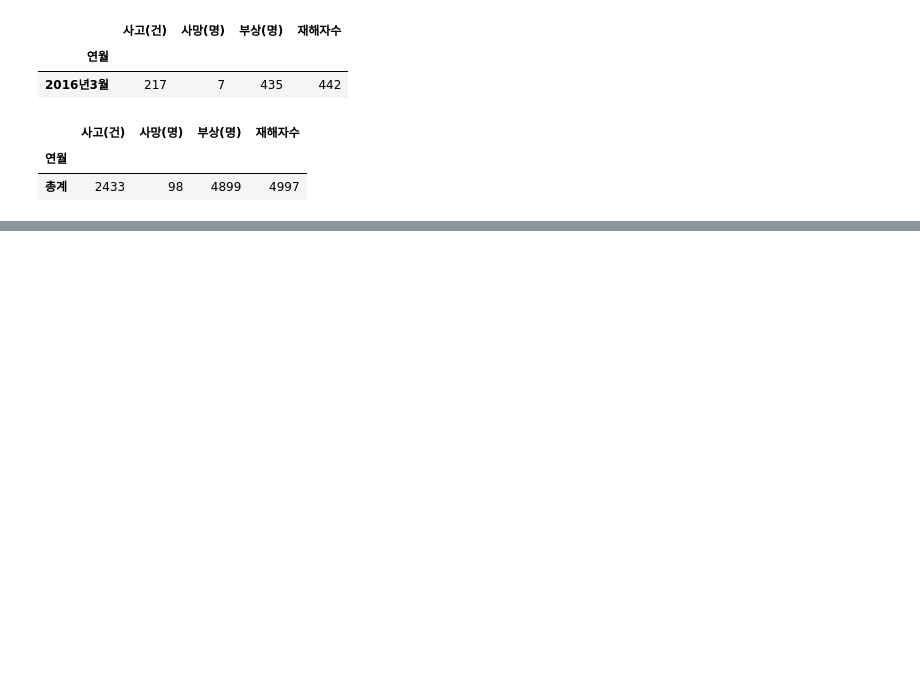
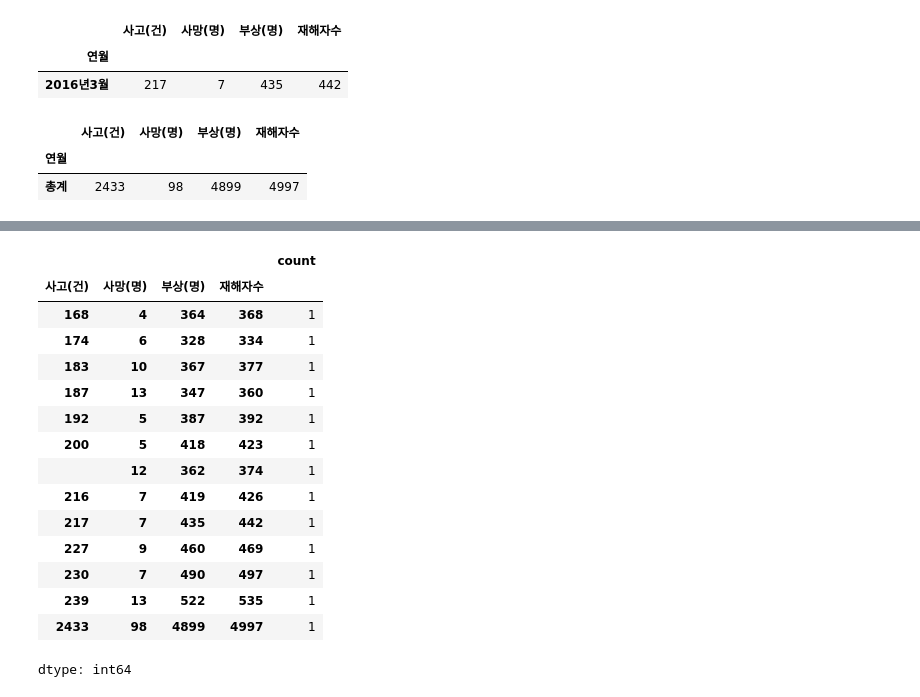
Before and after one commit to leeyunseok110/2025-1-myclass-BDA, a Jupyter notebook: inclass/03w_A_mon_0324_dataframe_application.ipynb, the cells around one changed output, grey strips where cells are left out. Cells and saved outputs as stored; diff of their text form; code cells hidden in the pictures; blank space fills up the shorter version.

```diff
--- a/inclass/03w_A_mon_0324_dataframe_application.ipynb
+++ b/inclass/03w_A_mon_0324_dataframe_application.ipynb
@@ -546,0 +1075,19 @@ df2[df2.index.str.contains('총')]
+# %%
+df2.value_counts()
+# %% [output]
+|  |  |  |  | count |
+| 사고(건) | 사망(명) | 부상(명) | 재해자수 |  |
+| 168 | 4 | 364 | 368 | 1 |
+| 174 | 6 | 328 | 334 | 1 |
+| 183 | 10 | 367 | 377 | 1 |
+| 187 | 13 | 347 | 360 | 1 |
+| 192 | 5 | 387 | 392 | 1 |
+| 200 | 5 | 418 | 423 | 1 |
+|  | 12 | 362 | 374 | 1 |
+| 216 | 7 | 419 | 426 | 1 |
+| 217 | 7 | 435 | 442 | 1 |
+| 227 | 9 | 460 | 469 | 1 |
+| 230 | 7 | 490 | 497 | 1 |
+| 239 | 13 | 522 | 535 | 1 |
+| 2433 | 98 | 4899 | 4997 | 1 |
+dtype: int64
```
Also changed, not shown: parts of 96 cells of this notebook.
